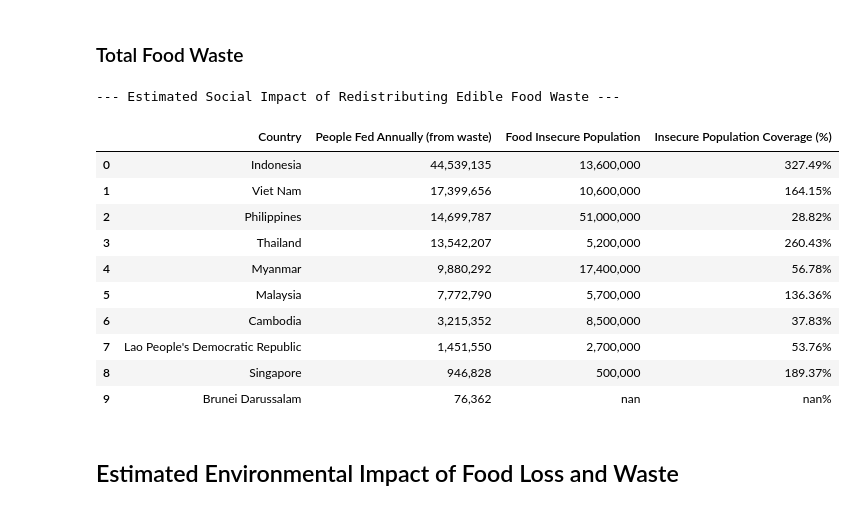
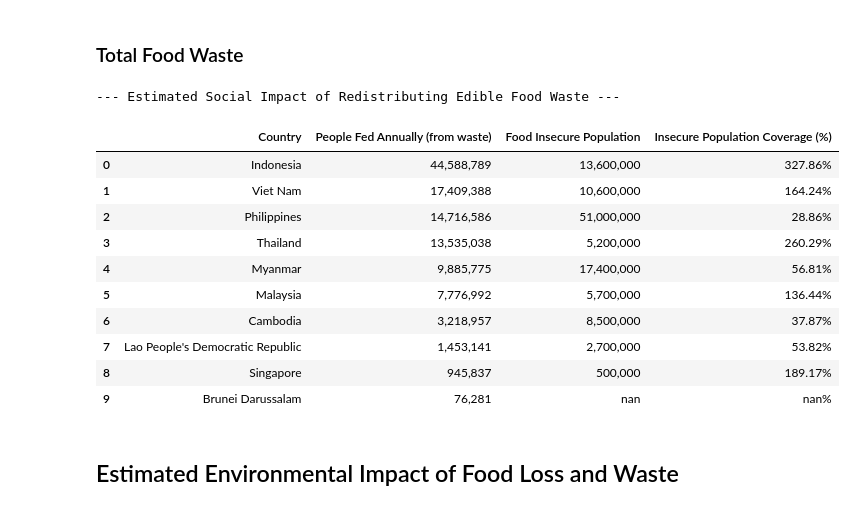
Before and after one commit to Azvier/asean-food-waste-sustainability, a Jupyter notebook: notebooks/data_analysis.ipynb, the cells around one changed output. Drawn from its saved outputs; the diff is of its cells as text; code cells hidden in the pictures.

```diff
--- a/notebooks/data_analysis.ipynb
+++ b/notebooks/data_analysis.ipynb
@@ -641,8 +640,9 @@ asean_countries = [
 daily_req = fao_fs[
     (fao_fs['Area'].isin(asean_countries)) &
     (fao_fs['Item'] == 'Minimum dietary energy requirement  (kcal/cap/day)') &
-    (fao_fs['Element'] == 'Value')
-].sort_values('Year').drop_duplicates('Area', keep='last')
+    (fao_fs['Element'] == 'Value') &
+    (fao_fs['Year'] == '2022')
+].copy()
 daily_req['Value'] = daily_req['Value'].astype(float)
 daily_req = daily_req[['Area', 'Value']].rename(columns={'Value': 'Daily Caloric Requirement (kcal)'})
 
@@ -650,50 +650,51 @@ daily_req = daily_req[['Area', 'Value']].rename(columns={'Value': 'Daily Caloric
 insecure_pop = fao_fs[
     (fao_fs['Area'].isin(asean_countries)) &
     (fao_fs['Item'] == 'Number of moderately or severely food insecure people (million) (3-year average)') &
-    (fao_fs['Element'] == 'Value')
-].sort_values('Year').drop_duplicates('Area', keep='last')
+    (fao_fs['Element'] == 'Value') &
+    (fao_fs['Year'].astype(str) == '2021-2023')
+].copy()
 insecure_pop['Value'] = insecure_pop['Value'].astype(float) * 1_000_000
 insecure_pop = insecure_pop[['Area', 'Value']].rename(columns={'Value': 'Food Insecure Population'})
 
 # Calculate potential people fed from edible food waste (using total waste)
 social_impact_df = pd.merge(total_waste, daily_req, left_on='Country', right_on='Area')
 social_impact_df['Edible Waste (kg/yr)'] = social_impact_df['Total Food Waste (tonnes/year)'] * 1000 * EDIBLE_WASTE_PERCENTAGE
 social_impact_df['Total Wasted Calories (kcal/yr)'] = social_impact_df['Edible Waste (kg/yr)'] * KCAL_PER_KG_WASTE
 social_impact_df['Annual Caloric Requirement (kcal/yr)'] = social_impact_df['Daily Caloric Requirement (kcal)'] * 365
 social_impact_df['People Fed Annually (from waste)'] = (social_impact_df['Total Wasted Calories (kcal/yr)'] / social_impact_df['Annual Caloric Requirement (kcal/yr)']).round(0)
 
 # Merge with food insecure population for context
 social_impact_df = pd.merge(social_impact_df, insecure_pop, left_on='Country', right_on='Area', how='left')
 social_impact_df['Insecure Population Coverage (%)'] = (social_impact_df['People Fed Annually (from waste)'] / social_impact_df['Food Insecure Population']) * 100
 
 # Format output
 social_impact_total = social_impact_df[[
     'Country',
     'People Fed Annually (from waste)',
     'Food Insecure Population',
     'Insecure Population Coverage (%)'
 ]].sort_values('People Fed Annually (from waste)', ascending=False).reset_index(drop=True)
 
 social_impact_total_fmt = social_impact_total.copy()
 social_impact_total_fmt['People Fed Annually (from waste)'] = social_impact_total['People Fed Annually (from waste)'].map('{:,.0f}'.format)
 social_impact_total_fmt['Food Insecure Population'] = social_impact_total['Food Insecure Population'].map('{:,.0f}'.format)
 social_impact_total_fmt['Insecure Population Coverage (%)'] = social_impact_total['Insecure Population Coverage (%)'].map('{:.2f}%'.format)
 
 print("--- Estimated Social Impact of Redistributing Edible Food Waste ---")
 social_impact_total_fmt
 # %% [output]
 --- Estimated Social Impact of Redistributing Edible Food Waste ---
 |  | Country | People Fed Annually (from waste) | Food Insecure Population | Insecure Population Coverage (%) |
-| 0 | Indonesia | 44,539,135 | 13,600,000 | 327.49% |
-| 1 | Viet Nam | 17,399,656 | 10,600,000 | 164.15% |
-| 2 | Philippines | 14,699,787 | 51,000,000 | 28.82% |
-| 3 | Thailand | 13,542,207 | 5,200,000 | 260.43% |
-| 4 | Myanmar | 9,880,292 | 17,400,000 | 56.78% |
-| 5 | Malaysia | 7,772,790 | 5,700,000 | 136.36% |
-| 6 | Cambodia | 3,215,352 | 8,500,000 | 37.83% |
-| 7 | Lao People's Democratic Republic | 1,451,550 | 2,700,000 | 53.76% |
-| 8 | Singapore | 946,828 | 500,000 | 189.37% |
-| 9 | Brunei Darussalam | 76,362 | nan | nan% |
+| 0 | Indonesia | 44,588,789 | 13,600,000 | 327.86% |
+| 1 | Viet Nam | 17,409,388 | 10,600,000 | 164.24% |
+| 2 | Philippines | 14,716,586 | 51,000,000 | 28.86% |
+| 3 | Thailand | 13,535,038 | 5,200,000 | 260.29% |
+| 4 | Myanmar | 9,885,775 | 17,400,000 | 56.81% |
+| 5 | Malaysia | 7,776,992 | 5,700,000 | 136.44% |
+| 6 | Cambodia | 3,218,957 | 8,500,000 | 37.87% |
+| 7 | Lao People's Democratic Republic | 1,453,141 | 2,700,000 | 53.82% |
+| 8 | Singapore | 945,837 | 500,000 | 189.17% |
+| 9 | Brunei Darussalam | 76,281 | nan | nan% |
 # %% [markdown]
 ## Estimated Environmental Impact of Food Loss and Waste
 # %% [markdown]
```
Also changed, not shown: parts of 6 cells of this notebook.
